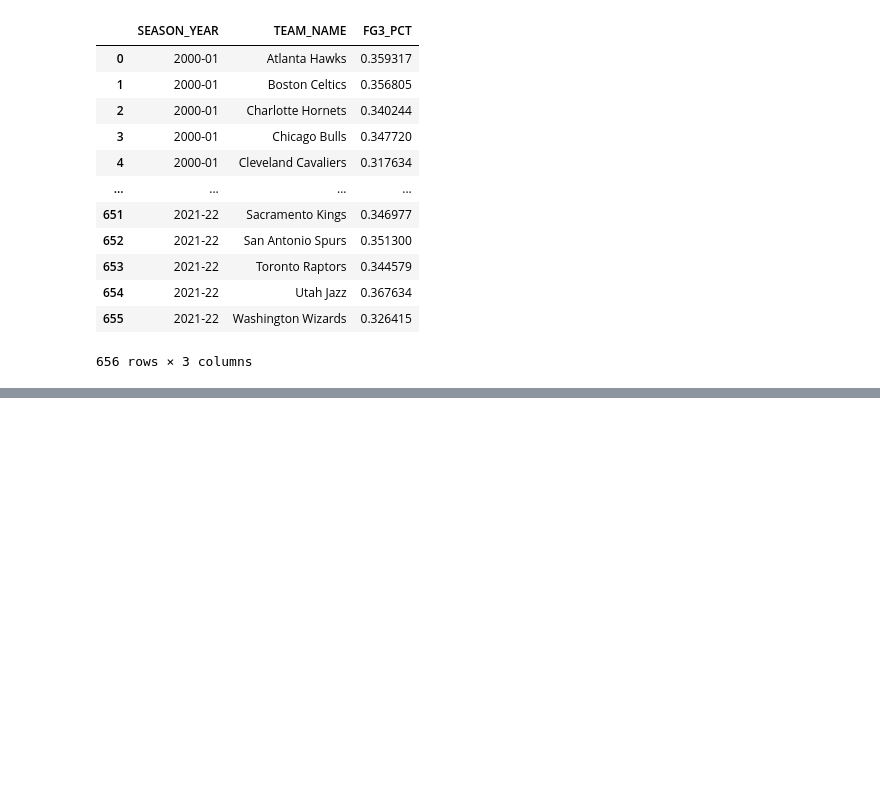
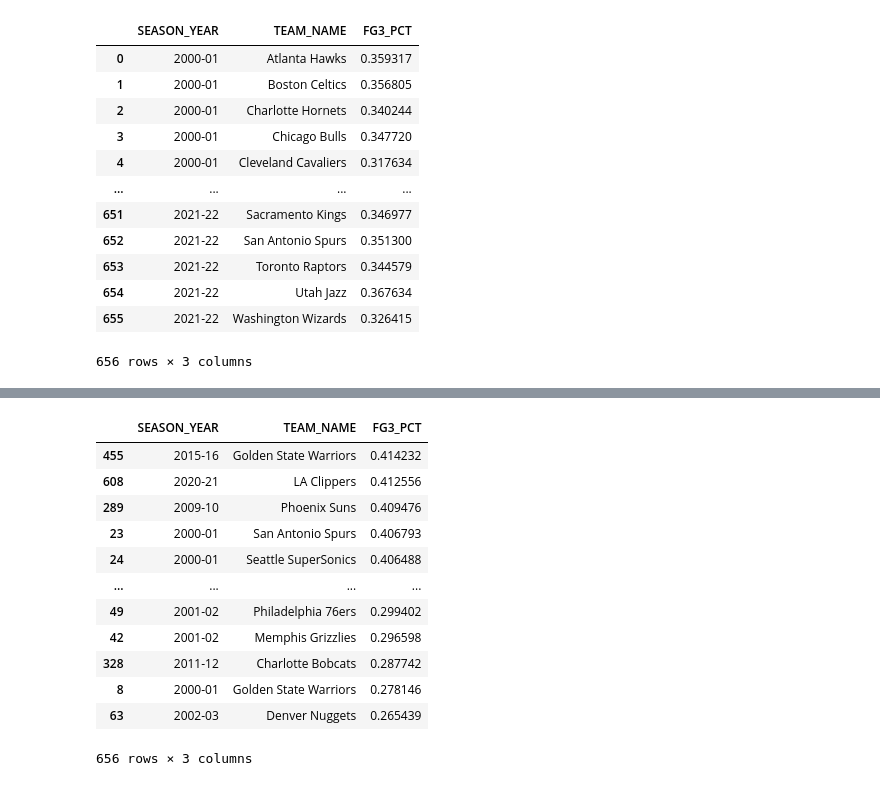
Before and after one commit to raquelcreis/nba_stats, a Jupyter notebook: notebook.ipynb, the cells around one changed output, grey strips where cells are left out. Cells and saved outputs as stored; diff of their text form; code cells hidden in the pictures; blank space fills up the shorter version.

```diff
--- a/notebook.ipynb
+++ b/notebook.ipynb
@@ -116,0 +128,16 @@ logs
+# %%
+logs.sort_values(by='FG3_PCT',ascending=False)
+# %% [output]
+|  | SEASON_YEAR | TEAM_NAME | FG3_PCT |
+| 455 | 2015-16 | Golden State Warriors | 0.414232 |
+| 608 | 2020-21 | LA Clippers | 0.412556 |
+| 289 | 2009-10 | Phoenix Suns | 0.409476 |
+| 23 | 2000-01 | San Antonio Spurs | 0.406793 |
+| 24 | 2000-01 | Seattle SuperSonics | 0.406488 |
+| ... | ... | ... | ... |
+| 49 | 2001-02 | Philadelphia 76ers | 0.299402 |
+| 42 | 2001-02 | Memphis Grizzlies | 0.296598 |
+| 328 | 2011-12 | Charlotte Bobcats | 0.287742 |
+| 8 | 2000-01 | Golden State Warriors | 0.278146 |
+| 63 | 2002-03 | Denver Nuggets | 0.265439 |
+656 rows × 3 columns
```
Also changed, not shown: parts of 4 cells of this notebook.
